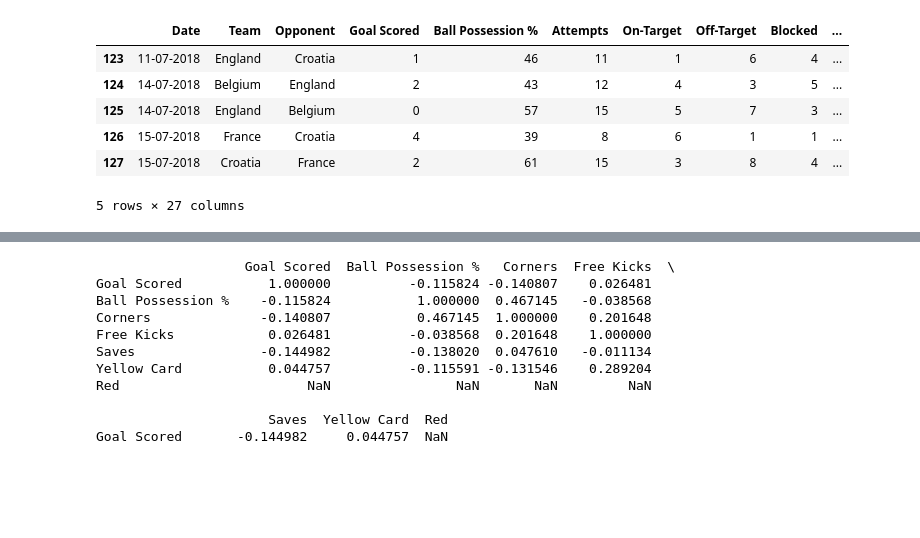
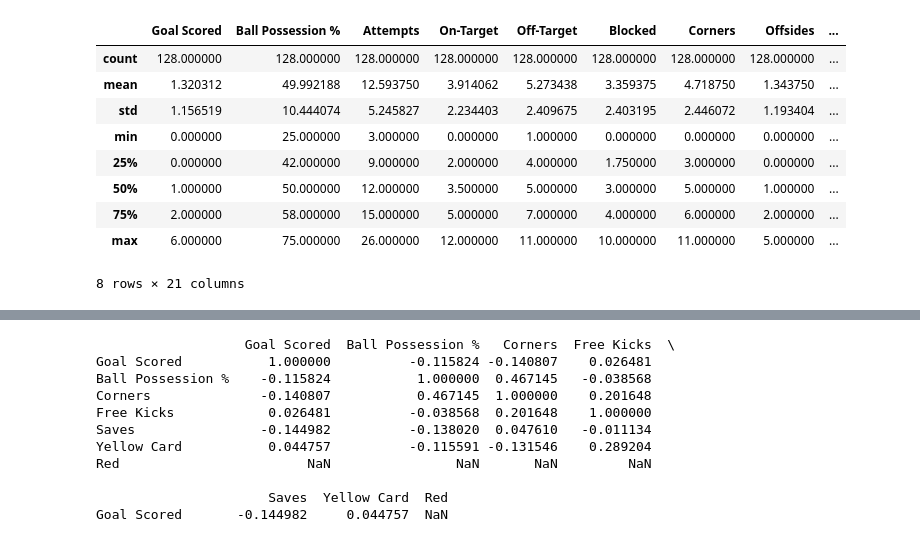
Before and after one commit to serfsup/thinkful-preparing-a-dataset-for-modeling, a Jupyter notebook: Thinkful.U2L1.8 Preparing a Dataset for Modeling.ipynb, the cells around one changed output, grey strips where cells are left out. Cells and saved outputs as stored; diff of their text form; code cells hidden in the pictures; blank space fills up the shorter version.

```diff
--- a/Thinkful.U2L1.8 Preparing a Dataset for Modeling.ipynb
+++ b/Thinkful.U2L1.8 Preparing a Dataset for Modeling.ipynb
@@ -12,16 +12,20 @@ from sklearn.decomposition import PCA
 # %%
 # Scatterplot matrix.
 # Default plot aesthetics.
 sns.set_style("white")
 
 df = pd.read_csv('FIFA 2018 Statistics.csv')
 df.tail()
+df.describe()
 # %% [output]
-|  | Date | Team | Opponent | Goal Scored | Ball Possession % | Attempts | On-Target | Off-Target | Blocked | ... |
-| 123 | 11-07-2018 | England | Croatia | 1 | 46 | 11 | 1 | 6 | 4 | ... |
-| 124 | 14-07-2018 | Belgium | England | 2 | 43 | 12 | 4 | 3 | 5 | ... |
-| 125 | 14-07-2018 | England | Belgium | 0 | 57 | 15 | 5 | 7 | 3 | ... |
-| 126 | 15-07-2018 | France | Croatia | 4 | 39 | 8 | 6 | 1 | 1 | ... |
-| 127 | 15-07-2018 | Croatia | France | 2 | 61 | 15 | 3 | 8 | 4 | ... |
+|  | Goal Scored | Ball Possession % | Attempts | On-Target | Off-Target | Blocked | Corners | Offsides | ... |
+| count | 128.000000 | 128.000000 | 128.000000 | 128.000000 | 128.000000 | 128.000000 | 128.000000 | 128.000000 | ... |
+| mean | 1.320312 | 49.992188 | 12.593750 | 3.914062 | 5.273438 | 3.359375 | 4.718750 | 1.343750 | ... |
+| std | 1.156519 | 10.444074 | 5.245827 | 2.234403 | 2.409675 | 2.403195 | 2.446072 | 1.193404 | ... |
+| min | 0.000000 | 25.000000 | 3.000000 | 0.000000 | 1.000000 | 0.000000 | 0.000000 | 0.000000 | ... |
+| 25% | 0.000000 | 42.000000 | 9.000000 | 2.000000 | 4.000000 | 1.750000 | 3.000000 | 0.000000 | ... |
+| 50% | 1.000000 | 50.000000 | 12.000000 | 3.500000 | 5.000000 | 3.000000 | 5.000000 | 1.000000 | ... |
+| 75% | 2.000000 | 58.000000 | 15.000000 | 5.000000 | 7.000000 | 4.000000 | 6.000000 | 2.000000 | ... |
+| max | 6.000000 | 75.000000 | 26.000000 | 12.000000 | 11.000000 | 10.000000 | 11.000000 | 5.000000 | ... |
-5 rows × 27 columns
+8 rows × 21 columns
 # %%
```
Also changed, not shown: parts of 10 cells of this notebook.
